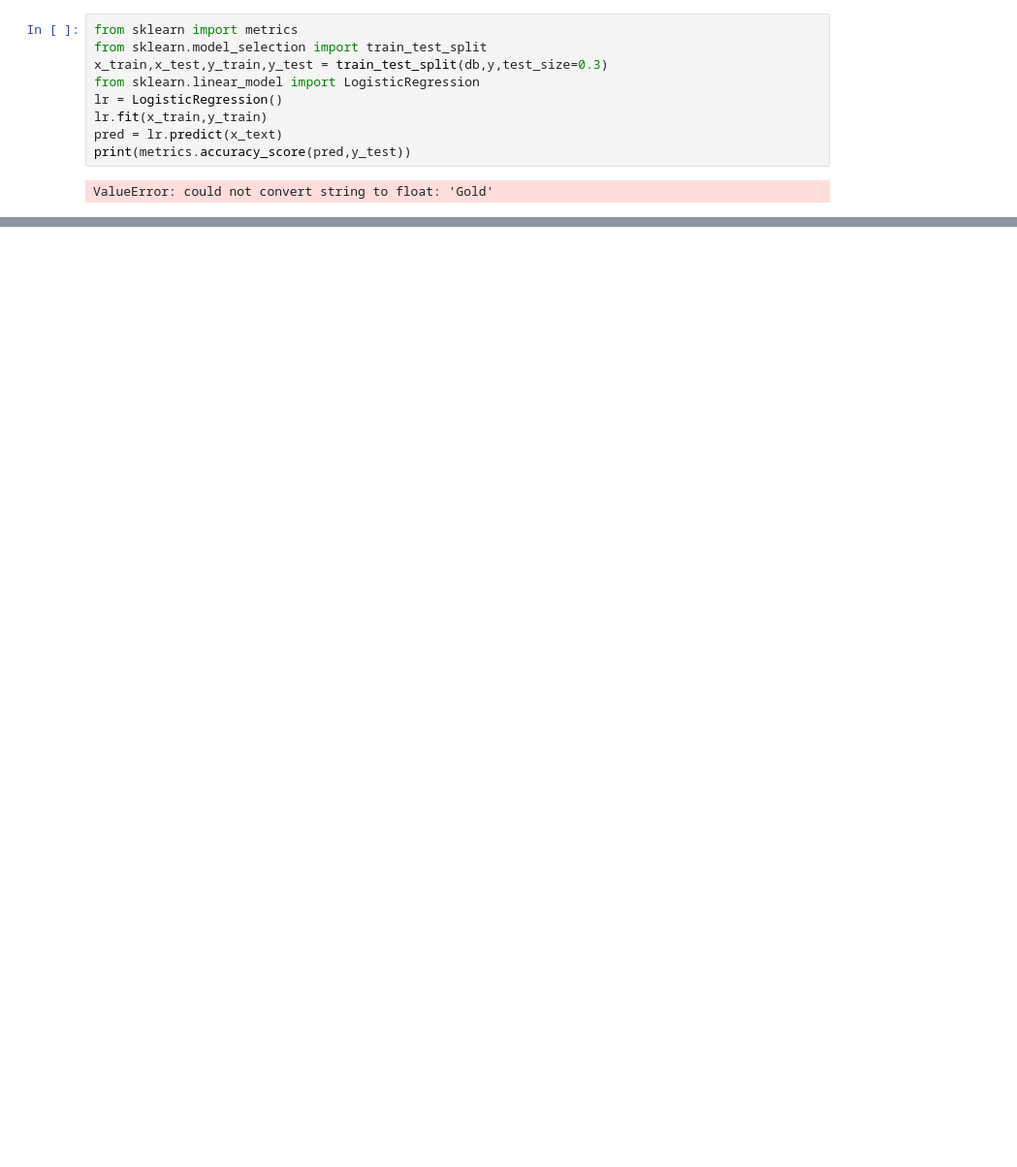
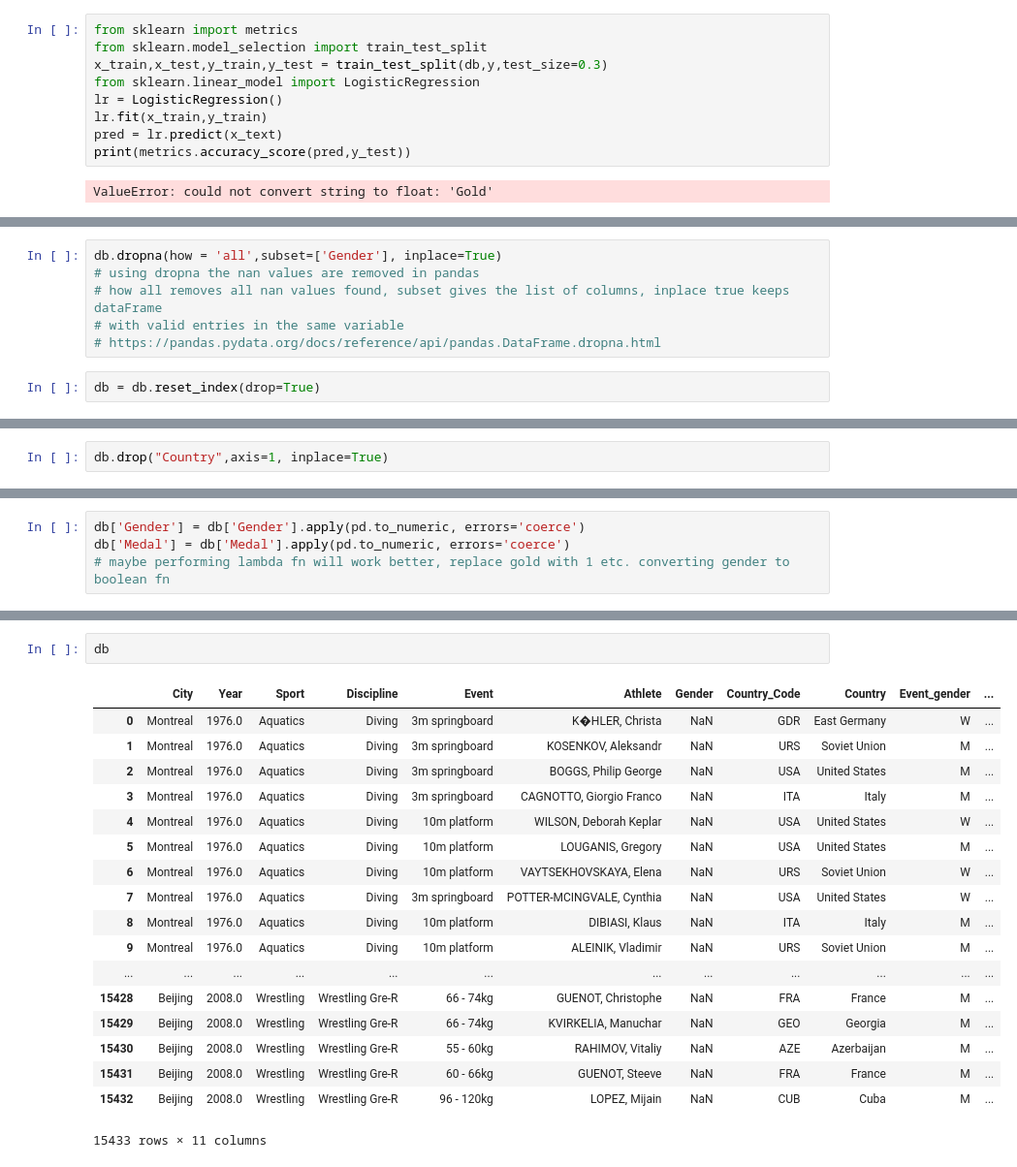
Before and after one commit to rashmi11mokashi/Olympics_1976to2008, a Jupyter notebook: cleaning1.ipynb, the cells around one changed output, grey strips where cells are left out. Shown at 97% size. Saved outputs shown, nothing was run; the diff lists cells and outputs as text; blank space fills up the shorter version.

```diff
--- a/cleaning1.ipynb
+++ b/cleaning1.ipynb
@@ -191,0 +212,8 @@ ValueError: could not convert string to float: 'Gold'
+# %%
+db.dropna(how = 'all',subset=['Gender'], inplace=True)
+# using dropna the nan values are removed in pandas
+# how all removes all nan values found, subset gives the list of columns, inplace true keeps dataFrame
+# with valid entries in the same variable
+# https://pandas.pydata.org/docs/reference/api/pandas.DataFrame.dropna.html
+# %%
+db = db.reset_index(drop=True)
@@ -191,0 +244,2 @@ ValueError: could not convert string to float: 'Gold'
+# %%
+db.drop("Country",axis=1, inplace=True)
@@ -191,0 +248,4 @@ ValueError: could not convert string to float: 'Gold'
+# %%
+db['Gender'] = db['Gender'].apply(pd.to_numeric, errors='coerce')
+db['Medal'] = db['Medal'].apply(pd.to_numeric, errors='coerce')
+# maybe performing lambda fn will work better, replace gold with 1 etc. converting gender to boolean fn
@@ -191,0 +271,21 @@ ValueError: could not convert string to float: 'Gold'
+# %%
+db
+# %% [output]
+|  | City | Year | Sport | Discipline | Event | Athlete | Gender | Country_Code | Country | Event_gender | ... |
+| 0 | Montreal | 1976.0 | Aquatics | Diving | 3m springboard | K�HLER, Christa | NaN | GDR | East Germany | W | ... |
+| 1 | Montreal | 1976.0 | Aquatics | Diving | 3m springboard | KOSENKOV, Aleksandr | NaN | URS | Soviet Union | M | ... |
+| 2 | Montreal | 1976.0 | Aquatics | Diving | 3m springboard | BOGGS, Philip George | NaN | USA | United States | M | ... |
+| 3 | Montreal | 1976.0 | Aquatics | Diving | 3m springboard | CAGNOTTO, Giorgio Franco | NaN | ITA | Italy | M | ... |
+| 4 | Montreal | 1976.0 | Aquatics | Diving | 10m platform | WILSON, Deborah Keplar | NaN | USA | United States | W | ... |
+| 5 | Montreal | 1976.0 | Aquatics | Diving | 10m platform | LOUGANIS, Gregory | NaN | USA | United States | M | ... |
+| 6 | Montreal | 1976.0 | Aquatics | Diving | 10m platform | VAYTSEKHOVSKAYA, Elena | NaN | URS | Soviet Union | W | ... |
+| 7 | Montreal | 1976.0 | Aquatics | Diving | 3m springboard | POTTER-MCINGVALE, Cynthia | NaN | USA | United States | W | ... |
+| 8 | Montreal | 1976.0 | Aquatics | Diving | 10m platform | DIBIASI, Klaus | NaN | ITA | Italy | M | ... |
+| 9 | Montreal | 1976.0 | Aquatics | Diving | 10m platform | ALEINIK, Vladimir | NaN | URS | Soviet Union | M | ... |
+| ... | ... | ... | ... | ... | ... | ... | ... | ... | ... | ... | ... |
+| 15428 | Beijing | 2008.0 | Wrestling | Wrestling Gre-R | 66 - 74kg | GUENOT, Christophe | NaN | FRA | France | M | ... |
+| 15429 | Beijing | 2008.0 | Wrestling | Wrestling Gre-R | 66 - 74kg | KVIRKELIA, Manuchar | NaN | GEO | Georgia | M | ... |
+| 15430 | Beijing | 2008.0 | Wrestling | Wrestling Gre-R | 55 - 60kg | RAHIMOV, Vitaliy | NaN | AZE | Azerbaijan | M | ... |
+| 15431 | Beijing | 2008.0 | Wrestling | Wrestling Gre-R | 60 - 66kg | GUENOT, Steeve | NaN | FRA | France | M | ... |
+| 15432 | Beijing | 2008.0 | Wrestling | Wrestling Gre-R | 96 - 120kg | LOPEZ, Mijain | NaN | CUB | Cuba | M | ... |
+15433 rows × 11 columns
```
Also changed, not shown: parts of 17 cells of this notebook.
